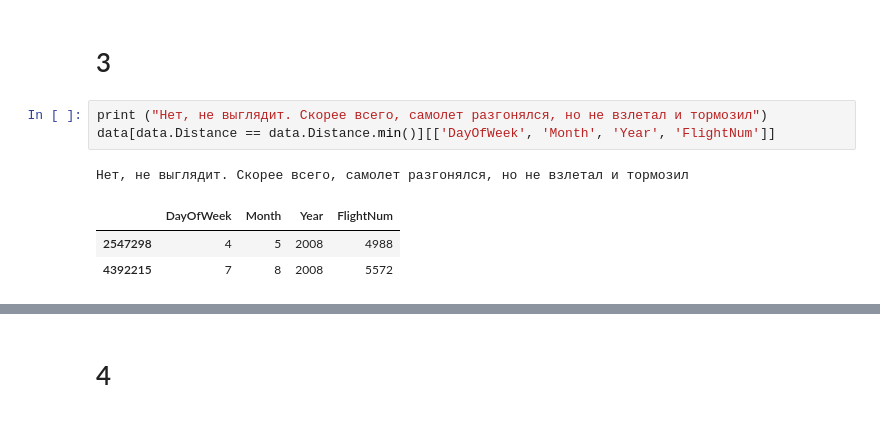
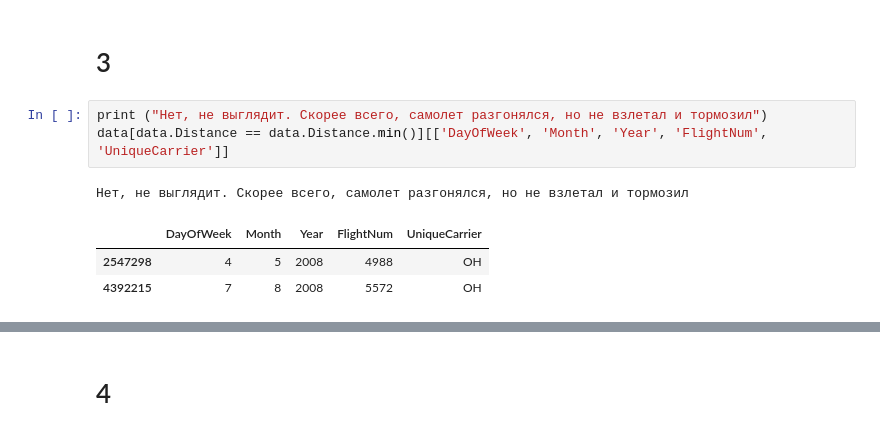
Before and after one commit to evgenii-nikishin/ml-class, a Jupyter notebook: lab01_intro.ipynb, the cells around one changed output, grey strips where cells are left out. Drawn from its saved outputs; the diff is of its cells as text.

```diff
--- a/lab01_intro.ipynb
+++ b/lab01_intro.ipynb
@@ -307,9 +307,9 @@ max = 4962
 # 3
 # %%
 print ("Нет, не выглядит. Скорее всего, самолет разгонялся, но не взлетал и тормозил")
-data[data.Distance == data.Distance.min()][['DayOfWeek', 'Month', 'Year', 'FlightNum']]
+data[data.Distance == data.Distance.min()][['DayOfWeek', 'Month', 'Year', 'FlightNum', 'UniqueCarrier']]
 # %% [output]
 Нет, не выглядит. Скорее всего, самолет разгонялся, но не взлетал и тормозил
-|  | DayOfWeek | Month | Year | FlightNum |
-| 2547298 | 4 | 5 | 2008 | 4988 |
-| 4392215 | 7 | 8 | 2008 | 5572 |
+|  | DayOfWeek | Month | Year | FlightNum | UniqueCarrier |
+| 2547298 | 4 | 5 | 2008 | 4988 | OH |
+| 4392215 | 7 | 8 | 2008 | 5572 | OH |
```
Also changed, not shown: parts of 3 cells of this notebook.
